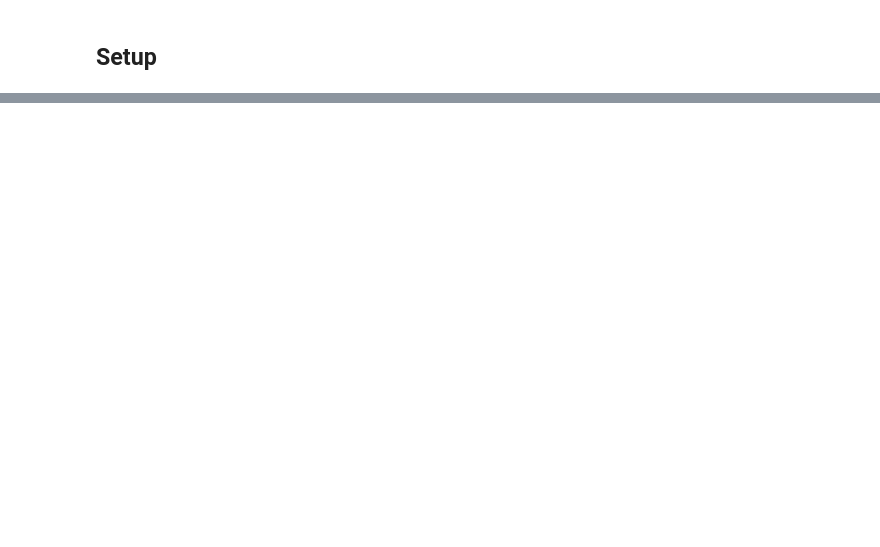
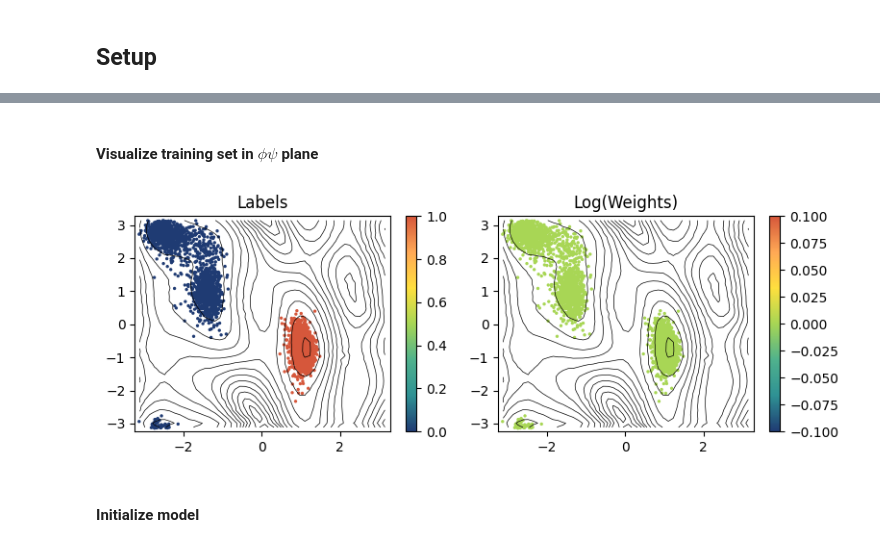
Before and after one commit to luigibonati/mlcolvar, a Jupyter notebook: docs/notebooks/examples/ex_committor.ipynb, the cells around one changed output, grey strips where cells are left out. Drawn from its saved outputs; the diff is of its cells as text; code cells hidden in the pictures; blank space fills up the shorter version.

Commit message:
First draft committor notebook with smart derivatives

```diff
--- a/docs/notebooks/examples/ex_committor.ipynb
+++ b/docs/notebooks/examples/ex_committor.ipynb
@@ -209,0 +42,18 @@ plt.show()
+# %%
+from mlcolvar.cvs.committor.utils import initialize_committor_masses
+
+# initialize the masses vector for the calculation
+atomic_masses = initialize_committor_masses(atom_types=[0, 0, 1, 2, 0, 0, 0, 1, 2, 0],
+                                            masses=[12.011, 15.999, 14.007],
+                                            n_dims=3)
+
+# number of atoms
+n_atoms=10
+
+# temperature in Kelvin
+T = 300
+
+# Boltzmann factor in the RIGHT ENERGY UNITS!
+kb = 0.0083144621 # kJ/mol
+beta = 1/(kb*T)
+print(f'Beta: {beta} \n1/beta: {1/beta}')
@@ -209,0 +140,27 @@ plt.show()
+# %% [markdown]
+#### Visualize training set in $\phi\psi$ plane
+# %%
+from mlcolvar.utils.plot import paletteFessa
+
+fig, axs = plt.subplots(1,2,figsize=(8,3))
+
+# plot labels
+ax = axs[0]
+ax.set_title('Labels')
+ax.contour(ref['bins1'], ref['bins2'], ref['fes'], 15, colors='k', linewidths=0.5)
+cp = ax.scatter(dataframe['phi'], dataframe['psi'], c=dataset['labels'], cmap='fessa', s=2)
+plt.colorbar(cp, ax=ax)
+
+# plot weights
+ax = axs[1]
+ax.set_title('Log(Weights)')
+ax.contour(ref['bins1'], ref['bins2'], ref['fes'], 15, colors='k', linewidths=0.5)
+cp = ax.scatter(dataframe['phi'], dataframe['psi'], c=torch.log(dataset['weights']), cmap='fessa', s=2)
+plt.colorbar(cp, ax=ax)
+
+plt.tight_layout()
+plt.show()
+# %% [output]
+[figure, added]
+# %% [markdown]
+#### Initialize model
```
Also changed, not shown: parts of 35 cells of this notebook.
